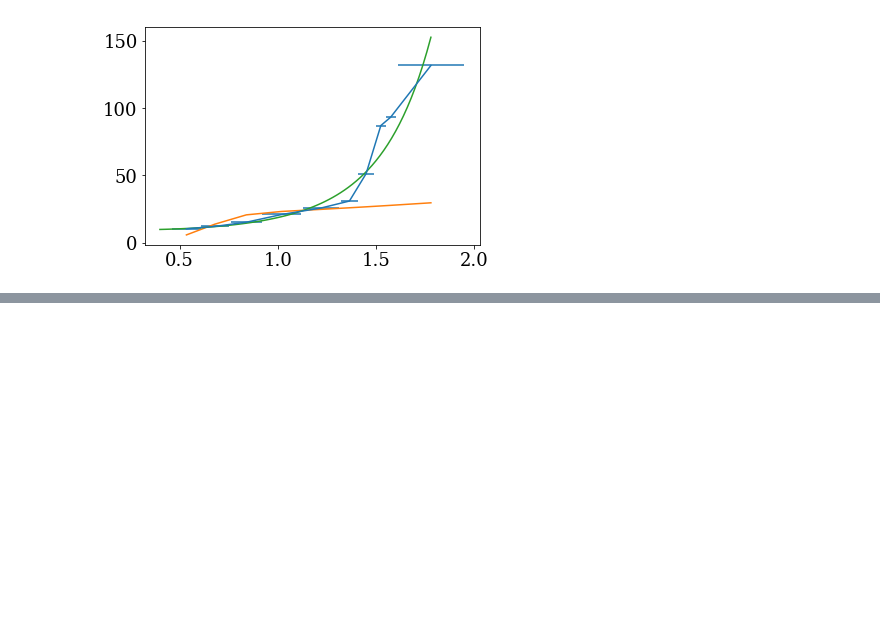
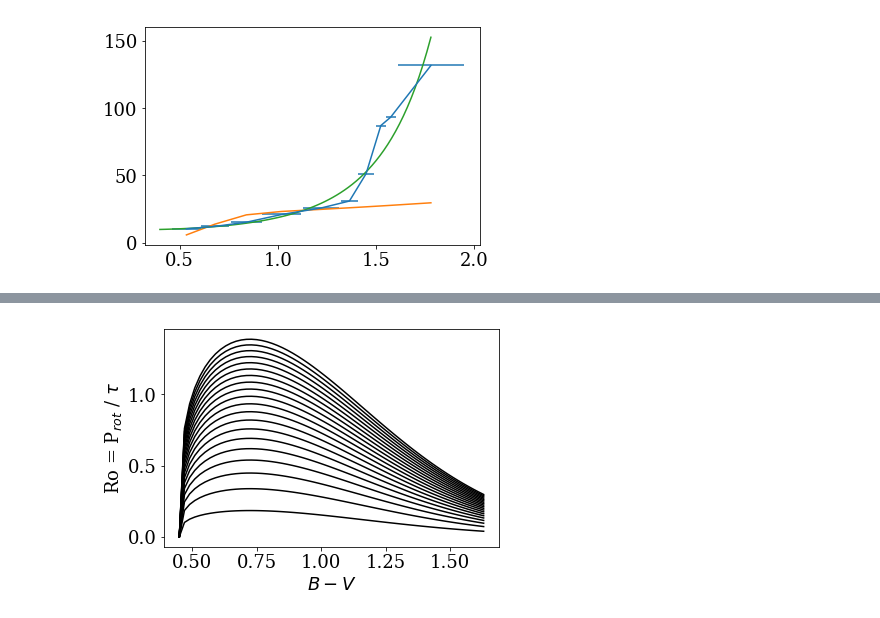
Before and after one commit to jradavenport/stall-down, a Jupyter notebook: code/explore.ipynb, the cells around one changed output, grey strips where cells are left out. Saved outputs shown, nothing was run; the diff lists cells and outputs as text; code cells hidden in the pictures; blank space fills up the shorter version.

```diff
--- a/code/explore.ipynb
+++ b/code/explore.ipynb
@@ -68,0 +71,9 @@ for k in range(len(ages)):
+# %%
+
+for k in range(len(ages)):
+    plt.plot(BV, eqns.Angus2015(BV,ages[k]) / eqns.Wright2011_tau(BV), c='k')
+
+plt.xlabel('$B-V$');
+plt.ylabel(r'Ro = P$_{rot}$ / $\tau$');
+# %% [output]
+[figure, added]
```
Also changed, not shown: parts of 6 cells of this notebook.
